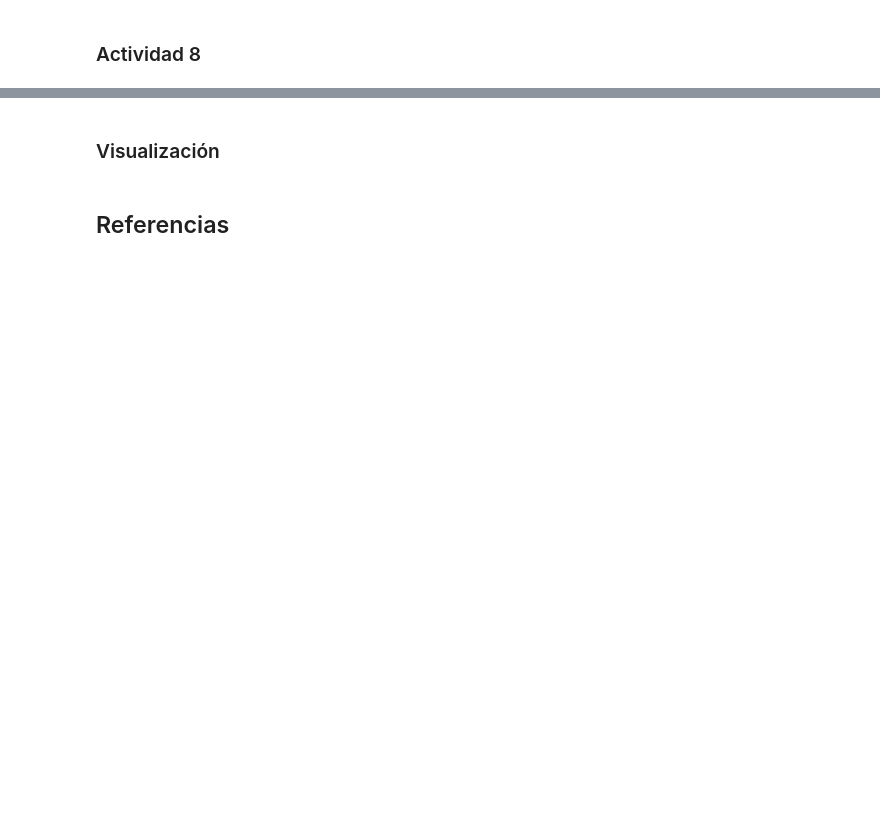
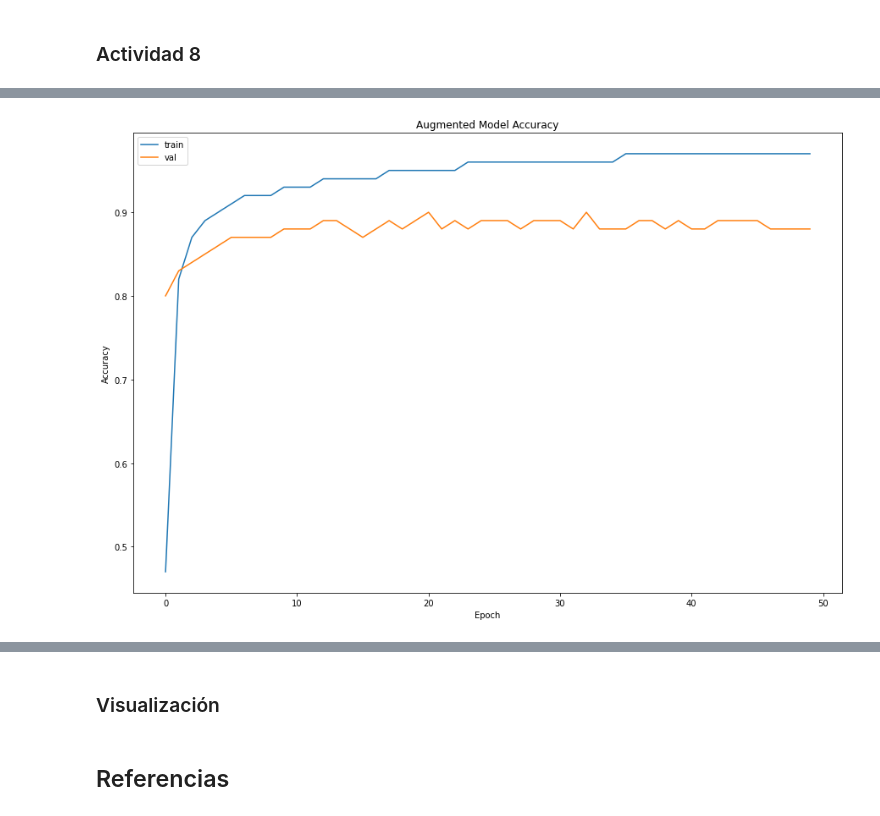
Before and after one commit to BFFV/DeepLearningHW, a Jupyter notebook: T2/T2.ipynb, the cells around one changed output, grey strips where cells are left out. Drawn from its saved outputs; the diff is of its cells as text; code cells hidden in the pictures; blank space fills up the shorter version.

```diff
--- a/T2/T2.ipynb
+++ b/T2/T2.ipynb
@@ -961,0 +1152,31 @@ def num_trainable_parameters(model):
+# %%
+# Define new iterators for the data
+batch_size = 64
+
+train_iterator = data.BucketIterator(
+    train_data,
+    batch_size=batch_size,
+    sort_key=lambda x: len(x.sentence_A + x.sentence_B),
+    sort_within_batch=True,
+    device=device)
+# %%
+# Augmented Siamese RNN
+embedding_vocab = TEXT.vocab
+hidden_dim = 50
+
+aug_model = Siamese(hidden_dim, embedding_vocab)
+# %%
+# Hyperparameters: number of epochs and learning rate
+n_epochs = 50
+lr = 0.003
+
+# Loss, Optimizer
+criterion = nn.MSELoss()
+optimizer = torch.optim.Adam(aug_model.parameters(), lr=lr)
+
+# Model & Criterion to GPU
+aug_model = aug_model.to(device)
+criterion = criterion.to(device)
+# %%
+# Run training
+train_history = run_training(aug_model, train_iterator, valid_iterator, optimizer, criterion, n_epochs)
@@ -961,0 +1201,12 @@ def num_trainable_parameters(model):
+# %%
+# History for epoch accuracy
+plt.figure(figsize=(15, 10))
+plt.plot(train_history['train']['acc'])
+plt.plot(train_history['val']['acc'])
+plt.title('Augmented Model Accuracy')
+plt.ylabel('Accuracy')
+plt.xlabel('Epoch')
+plt.legend(['train', 'val'], loc='upper left')
+plt.show()
+# %% [output]
+[figure, added]
```
Also changed, not shown: parts of 34 cells of this notebook, 1 other file.
